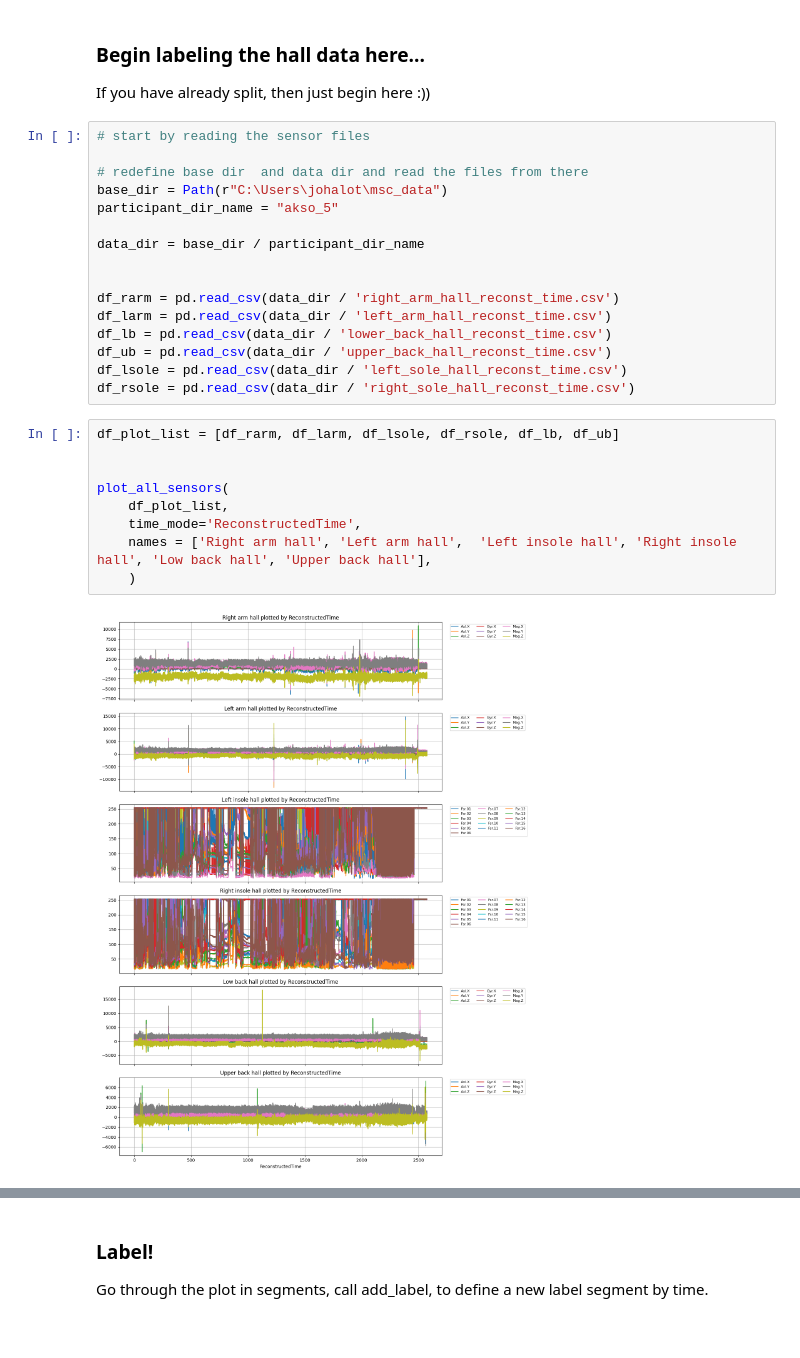
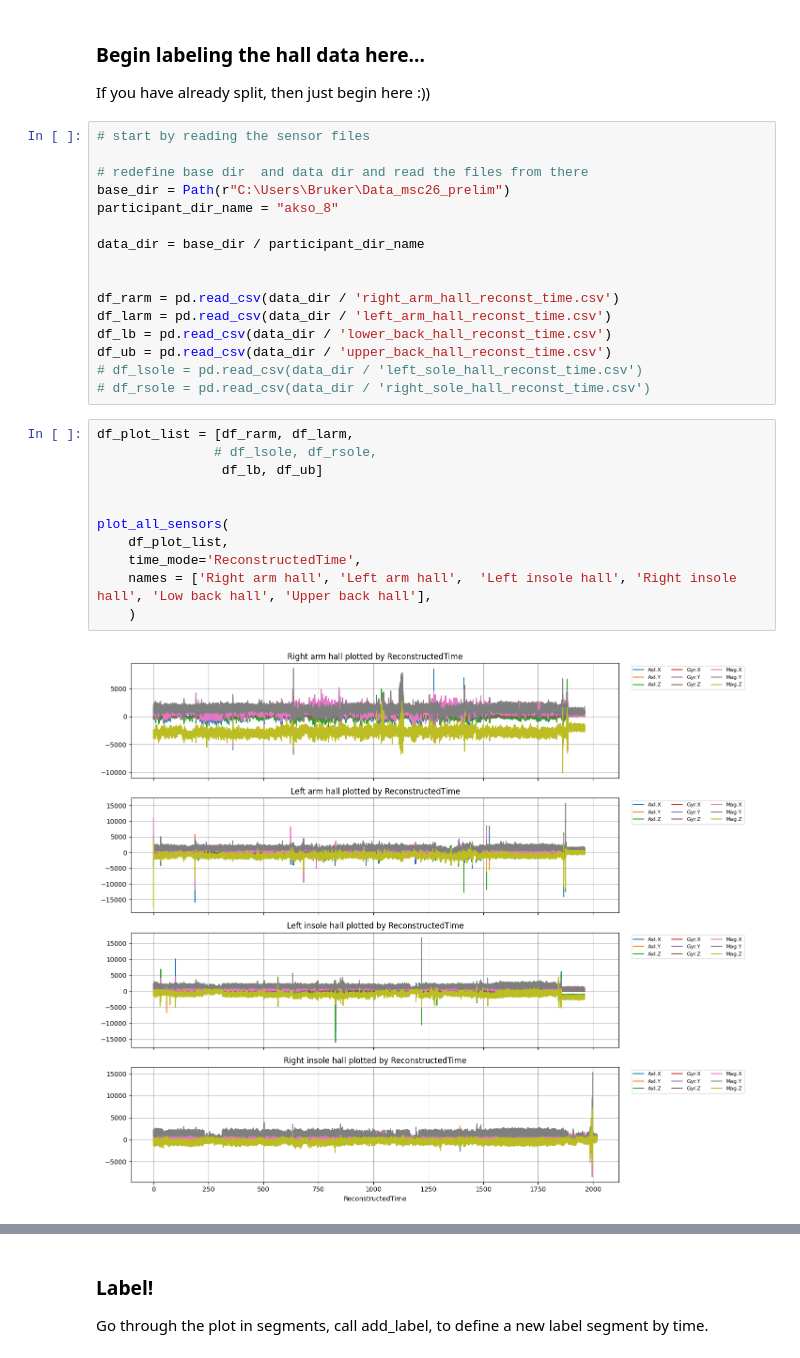
Before and after one commit to johanneloet/MasterV26, a Jupyter notebook: non_standard_labeling.ipynb, the cells around one changed output, grey strips where cells are left out. Saved outputs shown, nothing was run; the diff lists cells and outputs as text.

```diff
--- a/non_standard_labeling.ipynb
+++ b/non_standard_labeling.ipynb
@@ -210,8 +226,8 @@ If you have already split, then just begin here :))
 # start by reading the sensor files
 
 # redefine base dir  and data dir and read the files from there
-base_dir = Path(r"C:\Users\johalot\msc_data")
-participant_dir_name = "akso_5"
+base_dir = Path(r"C:\Users\Bruker\Data_msc26_prelim")
+participant_dir_name = "akso_8"
 
 data_dir = base_dir / participant_dir_name
 
@@ -220,19 +236,21 @@ df_rarm = pd.read_csv(data_dir / 'right_arm_hall_reconst_time.csv')
 df_larm = pd.read_csv(data_dir / 'left_arm_hall_reconst_time.csv')
 df_lb = pd.read_csv(data_dir / 'lower_back_hall_reconst_time.csv')
 df_ub = pd.read_csv(data_dir / 'upper_back_hall_reconst_time.csv')
-df_lsole = pd.read_csv(data_dir / 'left_sole_hall_reconst_time.csv')
-df_rsole = pd.read_csv(data_dir / 'right_sole_hall_reconst_time.csv')
+# df_lsole = pd.read_csv(data_dir / 'left_sole_hall_reconst_time.csv')
+# df_rsole = pd.read_csv(data_dir / 'right_sole_hall_reconst_time.csv')
 # %%
-df_plot_list = [df_rarm, df_larm, df_lsole, df_rsole, df_lb, df_ub]
+df_plot_list = [df_rarm, df_larm,
+               # df_lsole, df_rsole,
+                df_lb, df_ub]
 
 
 plot_all_sensors(
     df_plot_list,
     time_mode='ReconstructedTime',
     names = ['Right arm hall', 'Left arm hall',  'Left insole hall', 'Right insole hall', 'Low back hall', 'Upper back hall'],
     )
 # %% [output]
-[figure, old version]
+[figure, new version]
 # %%
 # redo time fix to get corresponding start time to start of hall session, i.e. hall session starts at t=0
 
```
Also changed, not shown: parts of 15 cells of this notebook, 10 other files.
